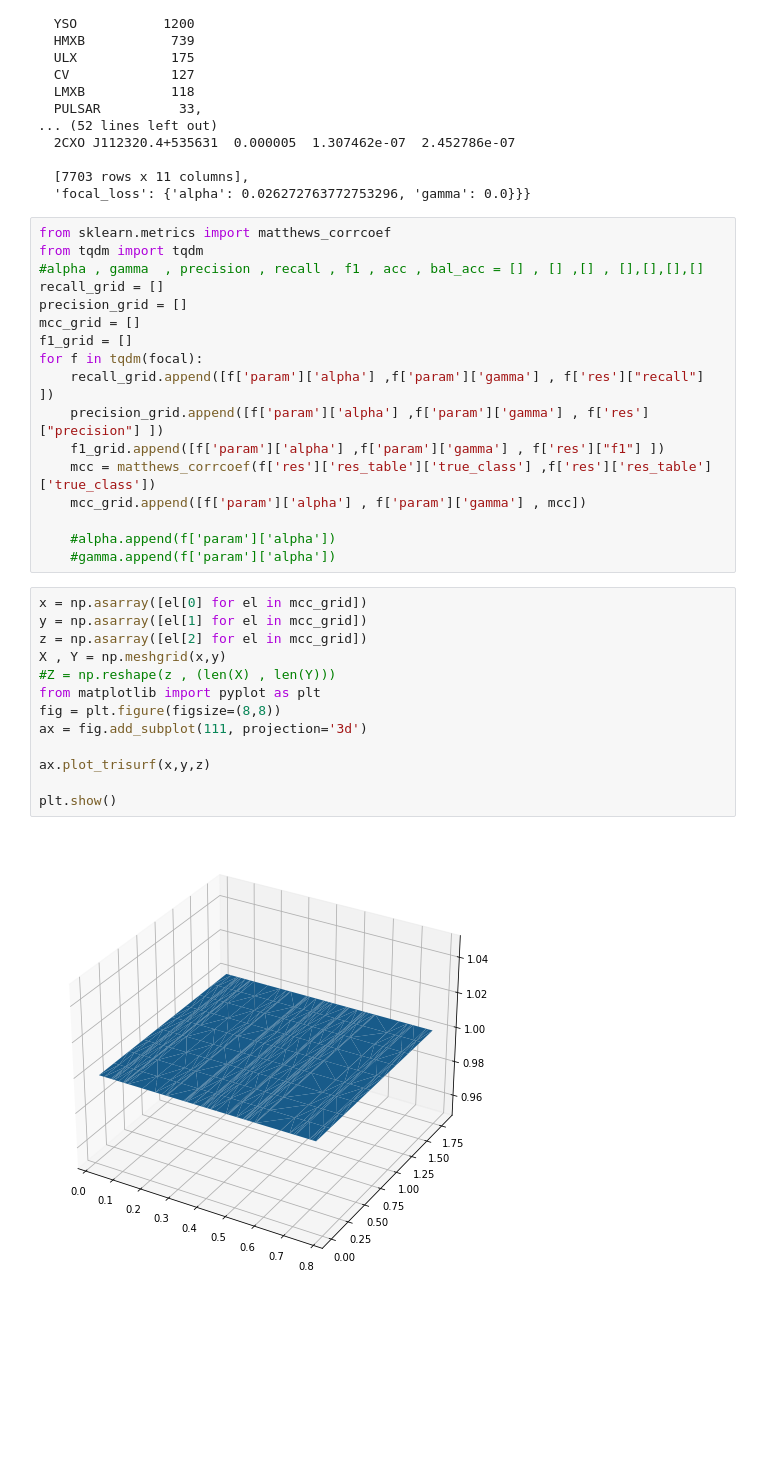
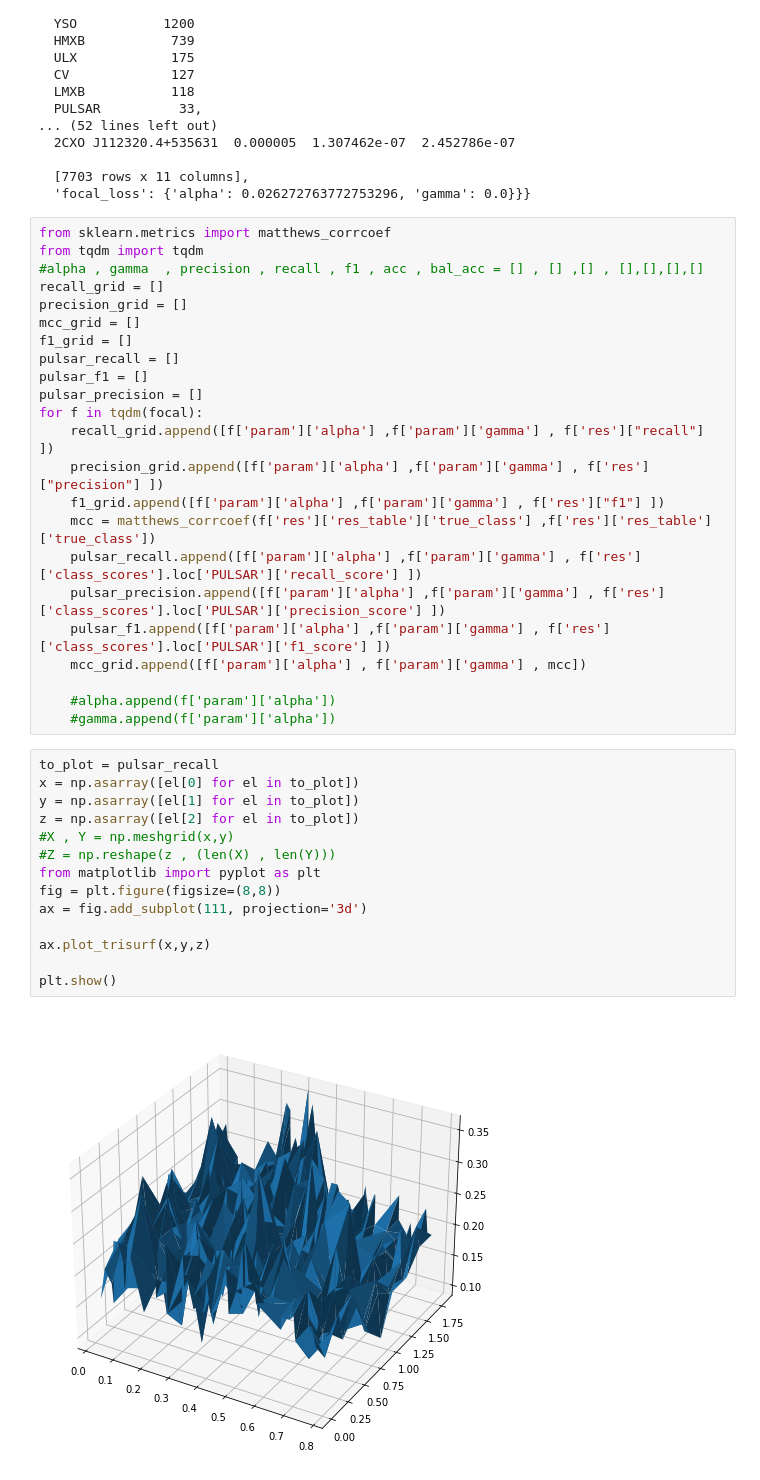
Before and after one commit to KumaranShivam5/aurora-server-final, a Jupyter notebook: scratch_new.ipynb, the cells around one changed output. Drawn from its saved outputs; the diff is of its cells as text; blank space fills up the shorter version.

```diff
--- a/scratch_new.ipynb
+++ b/scratch_new.ipynb
@@ -248,27 +248,34 @@ recall_grid = []
 precision_grid = []
 mcc_grid = []
 f1_grid = []
+pulsar_recall = []
+pulsar_f1 = []
+pulsar_precision = []
 for f in tqdm(focal):
     recall_grid.append([f['param']['alpha'] ,f['param']['gamma'] , f['res']["recall"] ])
     precision_grid.append([f['param']['alpha'] ,f['param']['gamma'] , f['res']["precision"] ])
     f1_grid.append([f['param']['alpha'] ,f['param']['gamma'] , f['res']["f1"] ])
     mcc = matthews_corrcoef(f['res']['res_table']['true_class'] ,f['res']['res_table']['true_class'])
+    pulsar_recall.append([f['param']['alpha'] ,f['param']['gamma'] , f['res']['class_scores'].loc['PULSAR']['recall_score'] ])
+    pulsar_precision.append([f['param']['alpha'] ,f['param']['gamma'] , f['res']['class_scores'].loc['PULSAR']['precision_score'] ])
+    pulsar_f1.append([f['param']['alpha'] ,f['param']['gamma'] , f['res']['class_scores'].loc['PULSAR']['f1_score'] ])
     mcc_grid.append([f['param']['alpha'] , f['param']['gamma'] , mcc])
 
     #alpha.append(f['param']['alpha'])
     #gamma.append(f['param']['alpha'])
 # %%
-x = np.asarray([el[0] for el in mcc_grid])
-y = np.asarray([el[1] for el in mcc_grid])
-z = np.asarray([el[2] for el in mcc_grid])
-X , Y = np.meshgrid(x,y)
+to_plot = pulsar_recall
+x = np.asarray([el[0] for el in to_plot])
+y = np.asarray([el[1] for el in to_plot])
+z = np.asarray([el[2] for el in to_plot])
+#X , Y = np.meshgrid(x,y)
 #Z = np.reshape(z , (len(X) , len(Y)))
 from matplotlib import pyplot as plt
 fig = plt.figure(figsize=(8,8))
 ax = fig.add_subplot(111, projection='3d')
 
 ax.plot_trisurf(x,y,z)
 
 plt.show()
 # %% [output]
-[figure, old version]
+[figure, new version]
```
